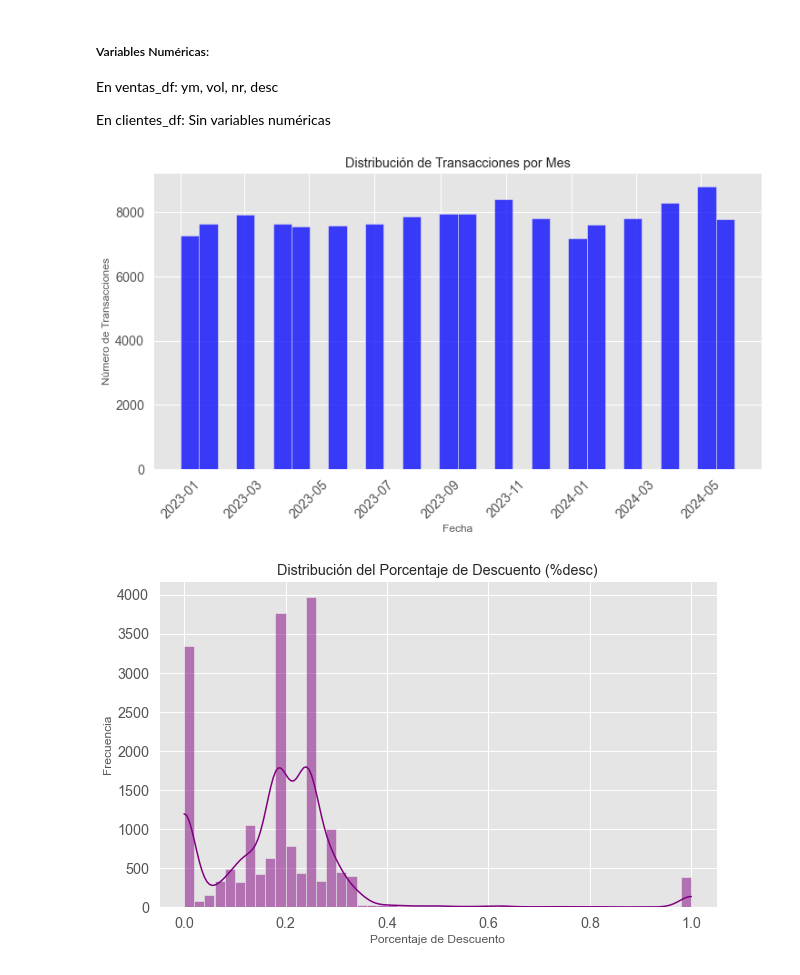
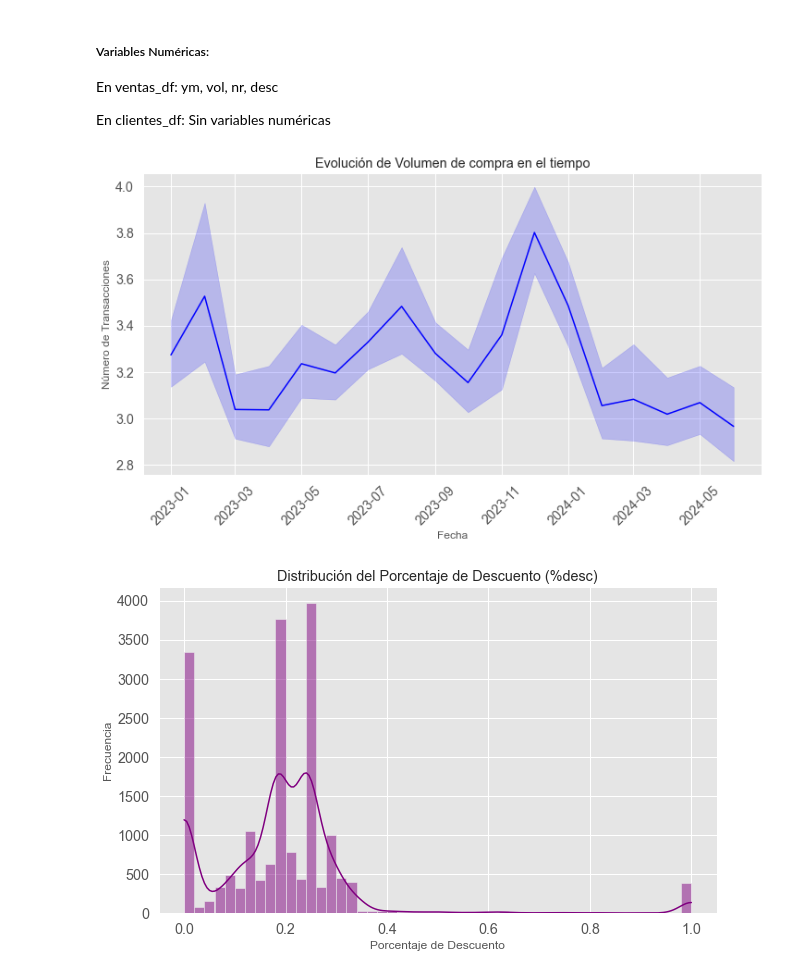
Before and after one commit to LFGUANTIVAV/Reg-Log, a Jupyter notebook: TEST Natalia.ipynb, the cells around one changed output. Cells and saved outputs as stored; diff of their text form; code cells hidden in the pictures.

```diff
--- a/TEST Natalia.ipynb
+++ b/TEST Natalia.ipynb
@@ -283,19 +283,30 @@ En ventas_df: ym, vol, nr, desc
 
 En clientes_df: Sin variables numéricas
 # %%
-# Distribución de ym (convertir a datetime si no se ha hecho ya)
+import pandas as pd
+import matplotlib.pyplot as plt
+import seaborn as sns
+import matplotlib.dates as mdates
+
+# Suponiendo que tienes un DataFrame llamado 'ventas_df' con una columna 'ym' en formato '202301'
+
+# Convertir 'ym' a datetime
 ventas_df['ym'] = pd.to_datetime(ventas_df['ym'], format='%Y%m')
 
-# Distribución de ym
+# Crear el gráfico de línea
 plt.figure(figsize=(12, 6))
-sns.histplot(ventas_df['ym'], bins=30, kde=False, color='blue')
-plt.title('Distribución de Transacciones por Mes')
+sns.lineplot(x='ym', y='vol', data=ventas_df, color='blue')
+plt.title('Evolución de Volumen de compra en el tiempo')
 plt.xlabel('Fecha')
 plt.ylabel('Número de Transacciones')
+
+# Formatear las etiquetas del eje x
+plt.gca().xaxis.set_major_formatter(mdates.DateFormatter('%Y-%m'))
 plt.xticks(rotation=45)
+plt.grid(True)
 plt.show()
 # %% [output]
-[figure, old version]
+[figure, new version]
 # %%
 # Calcular %desc
 ventas_marca3['%desc'] = abs(ventas_marca3['desc']) / (abs(ventas_marca3['desc']) + ventas_marca3['nr'])
```
